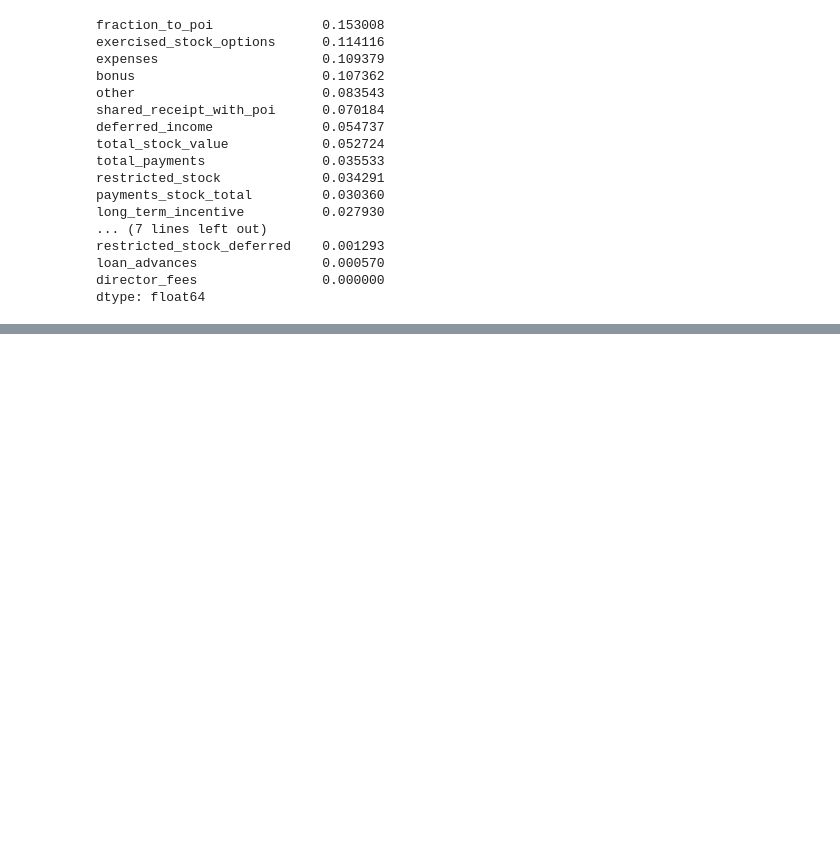
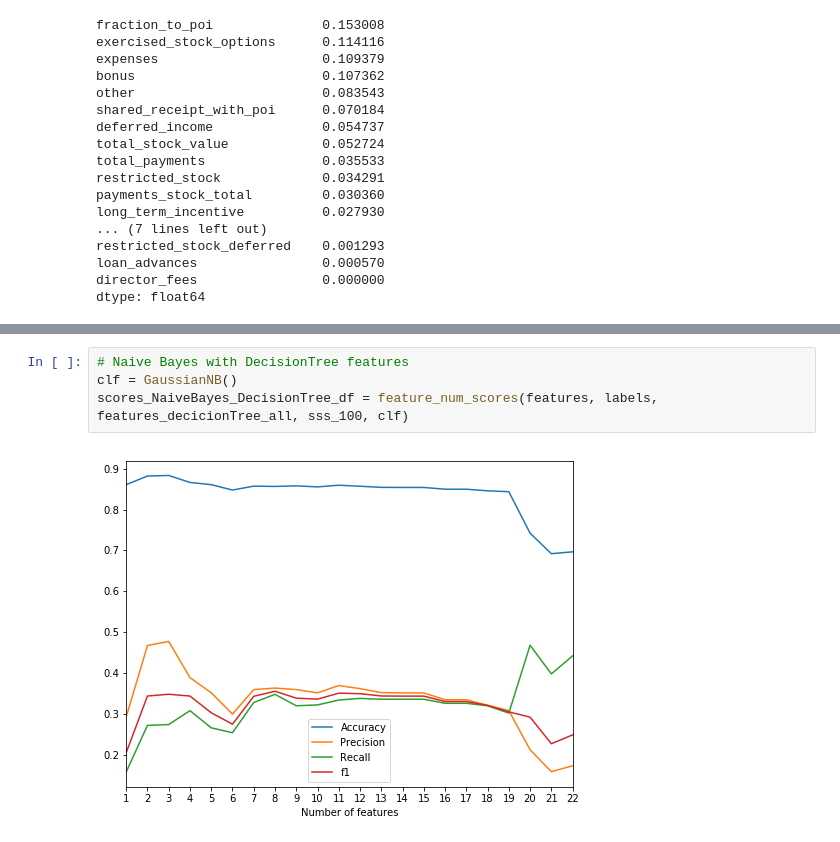
Before and after one commit to Zhenmao/udacity-dand-p5-identify-fraud-from-enron-email, a Jupyter notebook: udacity-dand-p5-identify-fraud-from-enron-email.ipynb, the cells around one changed output, grey strips where cells are left out. Drawn from its saved outputs; the diff is of its cells as text; blank space fills up the shorter version.

```diff
--- a/udacity-dand-p5-identify-fraud-from-enron-email.ipynb
+++ b/udacity-dand-p5-identify-fraud-from-enron-email.ipynb
@@ -396,0 +513,6 @@ dtype: float64
+# %%
+# Naive Bayes with DecisionTree features
+clf = GaussianNB()
+scores_NaiveBayes_DecisionTree_df = feature_num_scores(features, labels, features_decicionTree_all, sss_100, clf)
+# %% [output]
+[figure, added]
```
Also changed, not shown: parts of 14 cells of this notebook.
